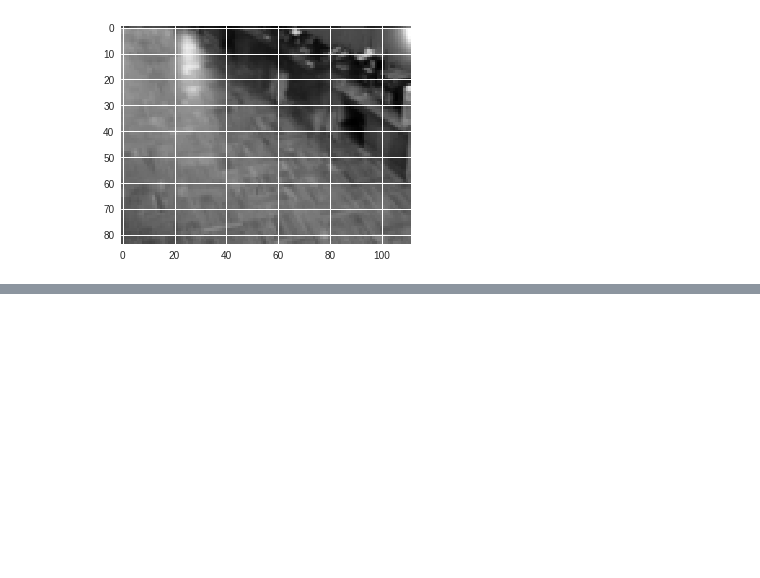
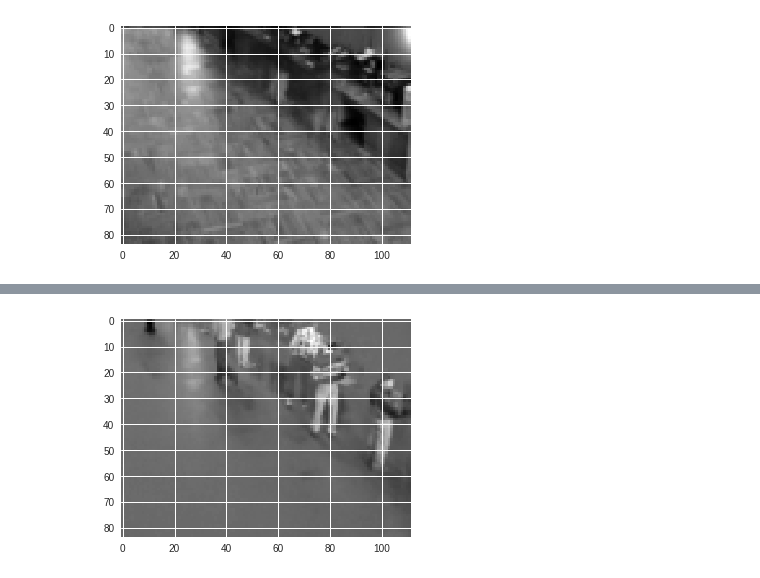
Before and after one commit to victwise/DeepLearning, a Jupyter notebook: Capítulo3.ipynb, the cells around one changed output, grey strips where cells are left out. Saved outputs shown, nothing was run; the diff lists cells and outputs as text; code cells hidden in the pictures; blank space fills up the shorter version.

```diff
--- a/Capítulo3.ipynb
+++ b/Capítulo3.ipynb
@@ -155,0 +177,4 @@ plt.imshow(np.reshape(low_rank[:,3], dims), cmap='gray');
+# %%
+plt.imshow(np.reshape(M[:,550] - low_rank[:,550], dims), cmap='gray');
+# %% [output]
+[figure, added]
```
Also changed, not shown: parts of 14 cells of this notebook.
